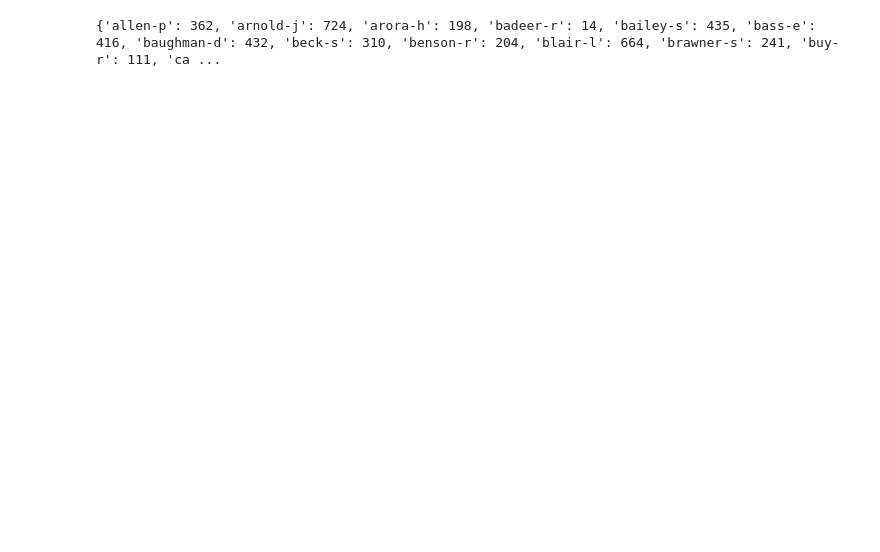
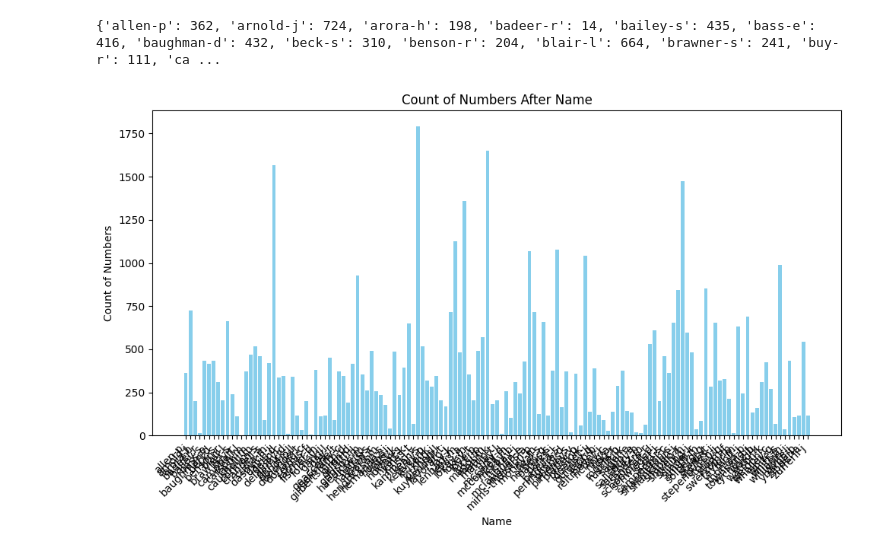
Before and after one commit to Thomo99/dataWranglingAndAcquisition, a Jupyter notebook: Assessment2.1/question2.ipynb, the cells around one changed output. Drawn from its saved outputs; the diff is of its cells as text; code cells hidden in the pictures; blank space fills up the shorter version.

```diff
--- a/Assessment2.1/question2.ipynb
+++ b/Assessment2.1/question2.ipynb
@@ -29,3 +29,19 @@ result = process_file(file_path)
 print(result)
 # %% [output]
 {'allen-p': 362, 'arnold-j': 724, 'arora-h': 198, 'badeer-r': 14, 'bailey-s': 435, 'bass-e': 416, 'baughman-d': 432, 'beck-s': 310, 'benson-r': 204, 'blair-l': 664, 'brawner-s': 241, 'buy-r': 111, 'ca ...
+# %%
+import matplotlib.pyplot as plt
+
+names = list(result.keys())
+counts = list(result.values())
+
+plt.figure(figsize=(10, 6))
+plt.bar(names, counts, color='skyblue')
+plt.xlabel('Name')
+plt.ylabel('Count of Numbers')
+plt.title('Count of Numbers After Name')
+plt.xticks(rotation=45, ha='right')
+plt.tight_layout()
+plt.show()
+# %% [output]
+[figure, added]
```
